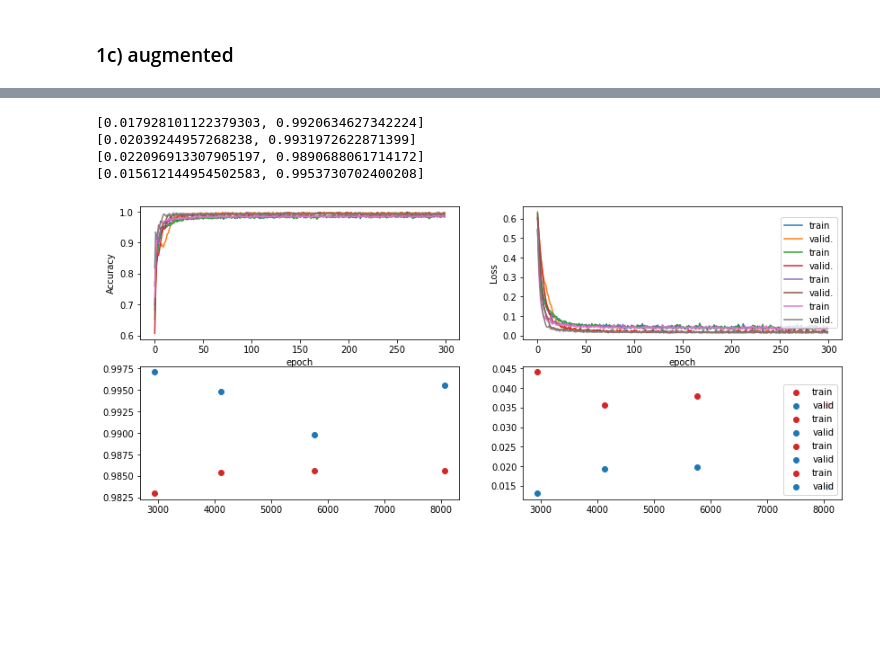
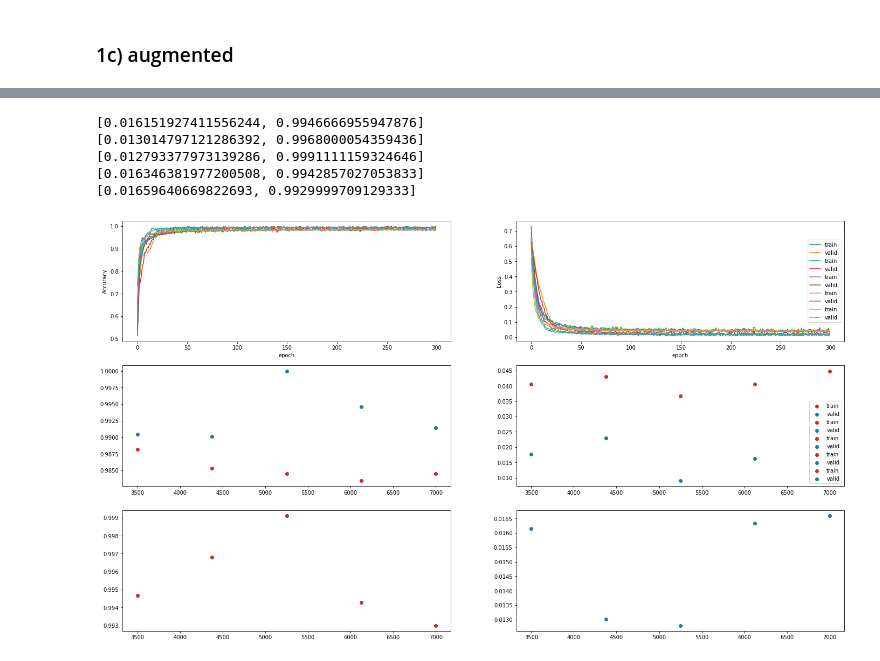
Before and after one commit to niklai99/LCP-modB, a Jupyter notebook: 02-DNN/02-DNN-1.ipynb, the cells around one changed output, grey strips where cells are left out. Saved outputs shown, nothing was run; the diff lists cells and outputs as text; code cells hidden in the pictures; blank space fills up the shorter version.

```diff
--- a/02-DNN/02-DNN-1.ipynb
+++ b/02-DNN/02-DNN-1.ipynb
@@ -590,0 +586,17 @@ print((data.shape))
+# %%
+def traslate(x):
+    '''prende 20% dei dati e li trasla. restituisce una lista con i dati traslati  '''
+    trasl_data = []
+    for dat in x:
+        v = np.array( (np.random.random(2)-0.5)*20 ) # vettore traslazione
+        trasl_data.append( dat + v )
+    return trasl_data
+
+#test della funzione simulate
+N=1000
+dati = np.array(create_data.sample_data(N, B))
+print(len(dati))
+m_i = int(0.25 * N)
+dati = np.append(dati, traslate(dati[:m_i]), axis=0)
+print(len(dati))
+print(len(traslate(dati)))
@@ -675,7 +687,7 @@ for i in range(4):
 # %%
-tr_acc, val_acc = [], []
-tr_loss, val_loss = [], []
-test_loss, test_acc = [], []
+tr_acc_sim, val_acc_sim = [], []
+tr_loss_sim, val_loss_sim = [], []
+test_loss_sim, test_acc_sim = [], []
 
 for x_tr, y_tr, x_val, y_val, x_ts, y_ts in zip(X_training, Y_training, X_valid, Y_valid, X_test, Y_test):
 
@@ -704,10 +716,10 @@ for x_tr, y_tr, x_val, y_val, x_ts, y_ts in zip(X_training, Y_training, X_valid,
         verbose         = 0,
     )
 
-    tr_acc.append(fit.history['accuracy'])
-    val_acc.append(fit.history['val_accuracy'])
-    tr_loss.append(fit.history['loss'])
-    val_loss.append(fit.history['val_loss'])
+    tr_acc_sim.append(fit.history['accuracy'])
+    val_acc_sim.append(fit.history['val_accuracy'])
+    tr_loss_sim.append(fit.history['loss'])
+    val_loss_sim.append(fit.history['val_loss'])
 
     test = network.evaluate(
         x_ts, y_ts,
@@ -715,37 +727,42 @@ for x_tr, y_tr, x_val, y_val, x_ts, y_ts in zip(X_training, Y_training, X_valid,
         verbose         = 0,
         )
     print(test)
+    test_loss_sim.append(test[0])
+    test_acc_sim.append(test[1])
 # %% [output]
-[0.017928101122379303, 0.9920634627342224]
-[0.02039244957268238, 0.9931972622871399]
-[0.022096913307905197, 0.9890688061714172]
-[0.015612144954502583, 0.9953730702400208]
+[0.016151927411556244, 0.9946666955947876]
+[0.013014797121286392, 0.9968000054359436]
+[0.012793377973139286, 0.9991111159324646]
+[0.016346381977200508, 0.9942857027053833]
+[0.01659640669822693, 0.9929999709129333]
 # %%
-fig, ax = plt.subplots(nrows=2, ncols=2, figsize=(14,6))
+fig, ax = plt.subplots(nrows=3, ncols=2, figsize=(24,14))
 ax[0,0].set_xlabel('epoch'); ax[0,0].set_ylabel("Accuracy")
 ax[0,1].set_xlabel('epoch'); ax[0,1].set_ylabel("Loss");
 
-rates = range(4)
-
-for acc,val,m in zip(tr_acc, val_acc, m_train):
+for acc,val,m in zip(tr_acc_sim, val_acc_sim, m_train_sim):
     ax[0,0].plot(acc,label="train")
     ax[0,0].plot(val,label="valid.")
 
     ax[1,0].scatter(m,acc[-1],label="train",color='tab:red')
     ax[1,0].scatter(m,val[-1],label="valid",color='tab:blue')
 
 
-for acc,val,m in zip(tr_loss, val_loss, m_train):
+for acc,val,m in zip(tr_loss_sim, val_loss_sim, m_train_sim):
     ax[0,1].plot(acc,label="train")
     ax[0,1].plot(val,label="valid.")
 
     ax[1,1].scatter(m,acc[-1],label="train", color='tab:red')
     ax[1,1].scatter(m,val[-1],label="valid", color='tab:blue')
 
+for acc,val,rate in zip(test_acc_sim, test_loss_sim, m_train_sim):
+    ax[2,0].scatter(rate,acc,label="test_acc", color='tab:red')
+    ax[2,1].scatter(rate,val,label="test_loss", color='tab:blue')
+
 ax[0,1].legend(loc='center right')
 # ax[0,0].legend(loc='center left')
 ax[1,1].legend(loc='lower right')
 # ax[1,0].legend(loc='center left')
 plt.show()
 # %% [output]
-[figure, old version]
+[figure, new version]
```
Also changed, not shown: parts of 21 cells of this notebook, 4 other files.
